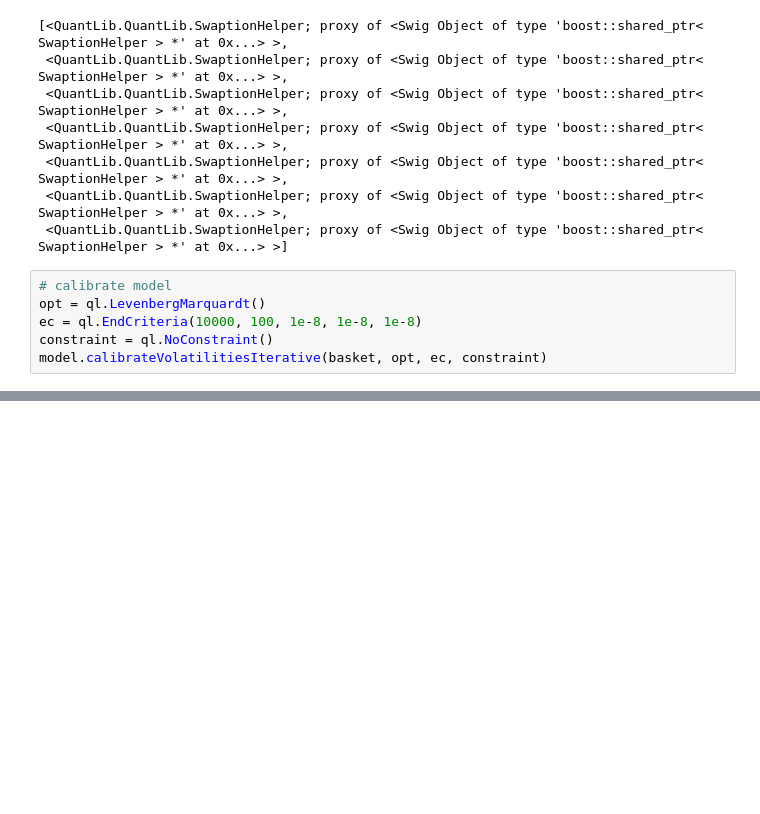
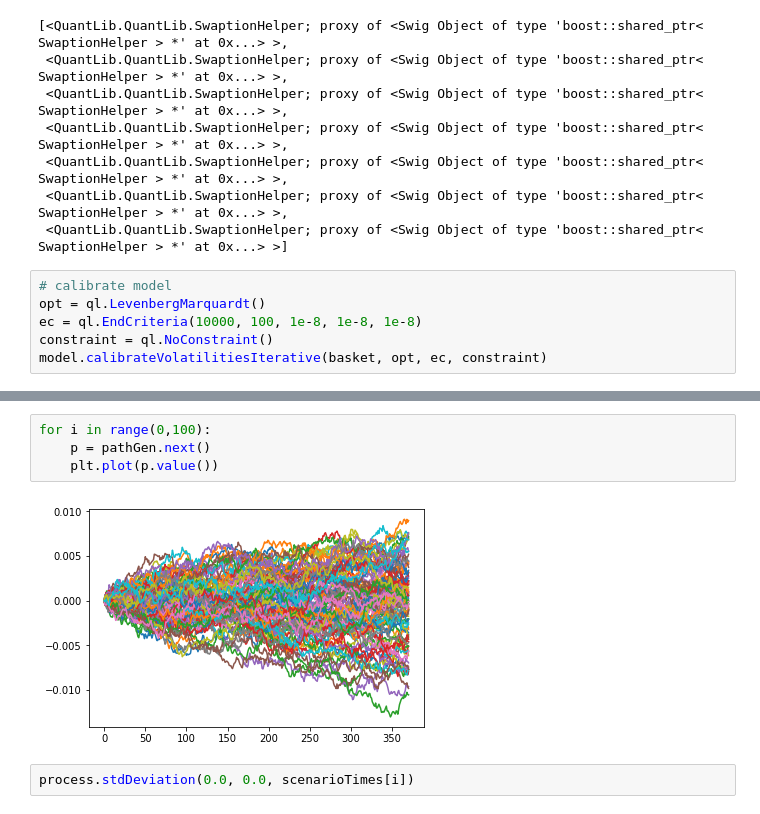
Before and after one commit to mlungwitz/notebooks, a Jupyter notebook: GSR_Path_Generation.ipynb, the cells around one changed output, grey strips where cells are left out. Drawn from its saved outputs; the diff is of its cells as text; blank space fills up the shorter version.

```diff
--- a/GSR_Path_Generation.ipynb
+++ b/GSR_Path_Generation.ipynb
@@ -358,0 +402,8 @@ expiry;end;strike;marketvol;marketvalue;modelvalue;modelvol
+# %%
+for i in range(0,100):
+    p = pathGen.next()
+    plt.plot(p.value())
+# %% [output]
+[figure, added]
+# %%
+process.stdDeviation(0.0, 0.0, scenarioTimes[i])
```
Also changed, not shown: parts of 13 cells of this notebook.
